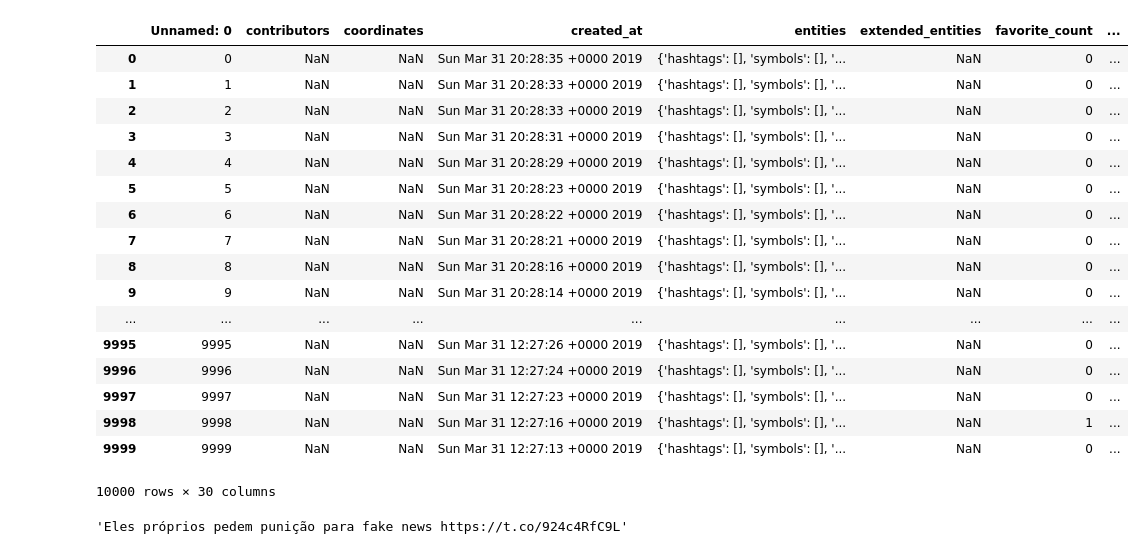
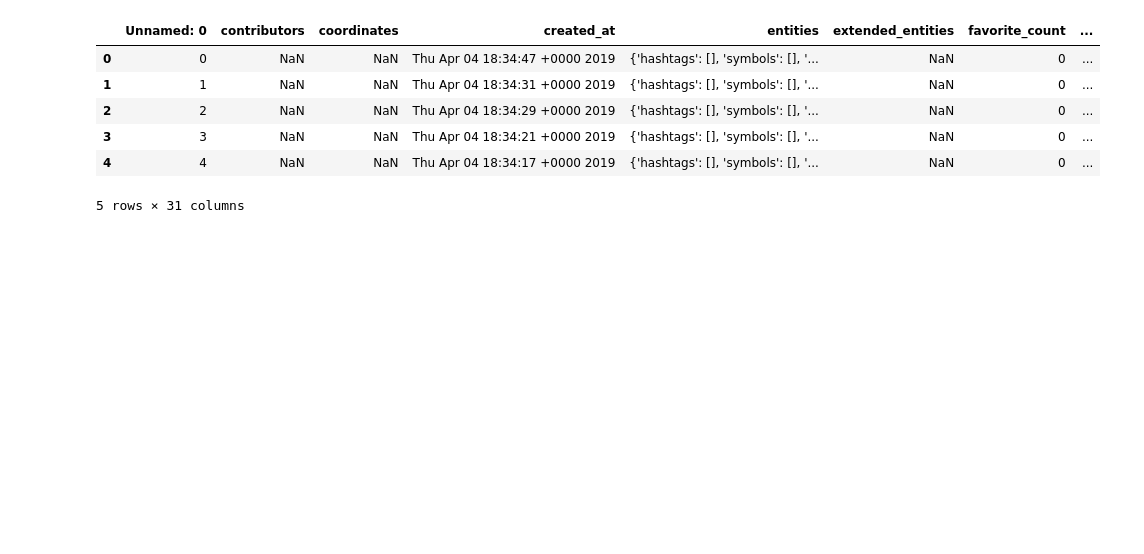
Before and after one commit to socket-var/nyt-twitter-cc-hadoop, a Jupyter notebook: twitter_process.ipynb, the cells around one changed output. Drawn from its saved outputs; the diff is of its cells as text; code cells hidden in the pictures; blank space fills up the shorter version.

```diff
--- a/twitter_process.ipynb
+++ b/twitter_process.ipynb
@@ -2,28 +2,17 @@
 import pandas as pd
 # %%
 #1 change file name
-df = pd.read_csv("./twitter_fakenews.csv")
+df = pd.read_csv("./input/raw/twitter_illegalimmigration.csv")
 # %%
-df
+df.head()
 # %% [output]
 |  | Unnamed: 0 | contributors | coordinates | created_at | entities | extended_entities | favorite_count | ... |
-| 0 | 0 | NaN | NaN | Sun Mar 31 20:28:35 +0000 2019 | {'hashtags': [], 'symbols': [], '... | NaN | 0 | ... |
-| 1 | 1 | NaN | NaN | Sun Mar 31 20:28:33 +0000 2019 | {'hashtags': [], 'symbols': [], '... | NaN | 0 | ... |
-| 2 | 2 | NaN | NaN | Sun Mar 31 20:28:33 +0000 2019 | {'hashtags': [], 'symbols': [], '... | NaN | 0 | ... |
-| 3 | 3 | NaN | NaN | Sun Mar 31 20:28:31 +0000 2019 | {'hashtags': [], 'symbols': [], '... | NaN | 0 | ... |
-| 4 | 4 | NaN | NaN | Sun Mar 31 20:28:29 +0000 2019 | {'hashtags': [], 'symbols': [], '... | NaN | 0 | ... |
-| 5 | 5 | NaN | NaN | Sun Mar 31 20:28:23 +0000 2019 | {'hashtags': [], 'symbols': [], '... | NaN | 0 | ... |
-| 6 | 6 | NaN | NaN | Sun Mar 31 20:28:22 +0000 2019 | {'hashtags': [], 'symbols': [], '... | NaN | 0 | ... |
-| 7 | 7 | NaN | NaN | Sun Mar 31 20:28:21 +0000 2019 | {'hashtags': [], 'symbols': [], '... | NaN | 0 | ... |
-| 8 | 8 | NaN | NaN | Sun Mar 31 20:28:16 +0000 2019 | {'hashtags': [], 'symbols': [], '... | NaN | 0 | ... |
-| 9 | 9 | NaN | NaN | Sun Mar 31 20:28:14 +0000 2019 | {'hashtags': [], 'symbols': [], '... | NaN | 0 | ... |
-| ... | ... | ... | ... | ... | ... | ... | ... | ... |
-| 9995 | 9995 | NaN | NaN | Sun Mar 31 12:27:26 +0000 2019 | {'hashtags': [], 'symbols': [], '... | NaN | 0 | ... |
-| 9996 | 9996 | NaN | NaN | Sun Mar 31 12:27:24 +0000 2019 | {'hashtags': [], 'symbols': [], '... | NaN | 0 | ... |
-| 9997 | 9997 | NaN | NaN | Sun Mar 31 12:27:23 +0000 2019 | {'hashtags': [], 'symbols': [], '... | NaN | 0 | ... |
-| 9998 | 9998 | NaN | NaN | Sun Mar 31 12:27:16 +0000 2019 | {'hashtags': [], 'symbols': [], '... | NaN | 1 | ... |
-| 9999 | 9999 | NaN | NaN | Sun Mar 31 12:27:13 +0000 2019 | {'hashtags': [], 'symbols': [], '... | NaN | 0 | ... |
+| 0 | 0 | NaN | NaN | Thu Apr 04 18:34:47 +0000 2019 | {'hashtags': [], 'symbols': [], '... | NaN | 0 | ... |
+| 1 | 1 | NaN | NaN | Thu Apr 04 18:34:31 +0000 2019 | {'hashtags': [], 'symbols': [], '... | NaN | 0 | ... |
+| 2 | 2 | NaN | NaN | Thu Apr 04 18:34:29 +0000 2019 | {'hashtags': [], 'symbols': [], '... | NaN | 0 | ... |
+| 3 | 3 | NaN | NaN | Thu Apr 04 18:34:21 +0000 2019 | {'hashtags': [], 'symbols': [], '... | NaN | 0 | ... |
+| 4 | 4 | NaN | NaN | Thu Apr 04 18:34:17 +0000 2019 | {'hashtags': [], 'symbols': [], '... | NaN | 0 | ... |
-10000 rows × 30 columns
+5 rows × 31 columns
 # %%
 # remove duplicate tweets
 df = df.drop_duplicates(subset="text", keep="first")
@@ -32,9 +21,6 @@ df = df["text"]
 # %%
 # for writing all text to file
 pd.set_option('display.max_colwidth', -1)
-df[0]
-# %% [output]
-'Eles próprios pedem punição para fake news https://t.co/924c4RfC9L'
 # %%
 text = df.to_string(index=False)
 # %%
```
Also changed, not shown: parts of 1 cell of this notebook, 3 other files.
